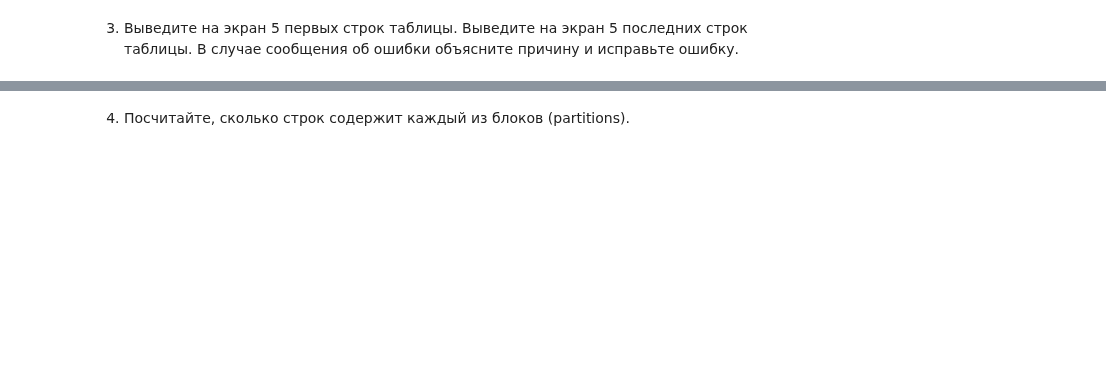
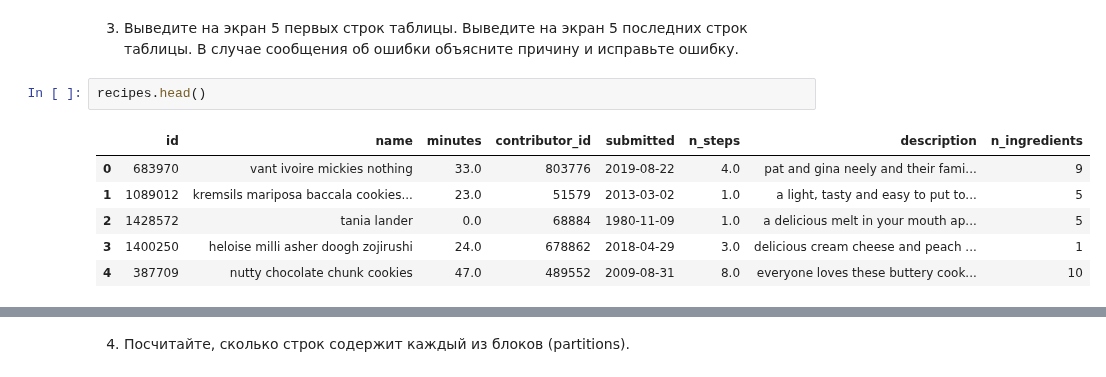
Before and after one commit to Amikuto/BigDataPT-BDPT-, a Jupyter notebook: Lesson13/13_dask_dataframe_Куртаев_Дамир_ПИ19-4.ipynb, the cells around one changed output, grey strips where cells are left out. Drawn from its saved outputs; the diff is of its cells as text; blank space fills up the shorter version.

```diff
--- a/Lesson13/13_dask_dataframe_Куртаев_Дамир_ПИ19-4.ipynb
+++ b/Lesson13/13_dask_dataframe_Куртаев_Дамир_ПИ19-4.ipynb
@@ -140,2 +156,11 @@ import dask
 # %% [markdown]
 3. Выведите на экран 5 первых строк таблицы. Выведите на экран 5 последних строк таблицы. В случае сообщения об ошибки объясните причину и исправьте ошибку.
+# %%
+recipes.head()
+# %% [output]
+|  | id | name | minutes | contributor_id | submitted | n_steps | description | n_ingredients |
+| 0 | 683970 | vant ivoire mickies nothing | 33.0 | 803776 | 2019-08-22 | 4.0 | pat and gina neely and their fami... | 9 |
+| 1 | 1089012 | kremsils mariposa baccala cookies... | 23.0 | 51579 | 2013-03-02 | 1.0 | a light, tasty and easy to put to... | 5 |
+| 2 | 1428572 | tania lander | 0.0 | 68884 | 1980-11-09 | 1.0 | a delicious melt in your mouth ap... | 5 |
+| 3 | 1400250 | heloise milli asher doogh zojirushi | 24.0 | 678862 | 2018-04-29 | 3.0 | delicious cream cheese and peach ... | 1 |
+| 4 | 387709 | nutty chocolate chunk cookies | 47.0 | 489552 | 2009-08-31 | 8.0 | everyone loves these buttery cook... | 10 |
```
Also changed, not shown: parts of 8 cells of this notebook, 3 other files.
